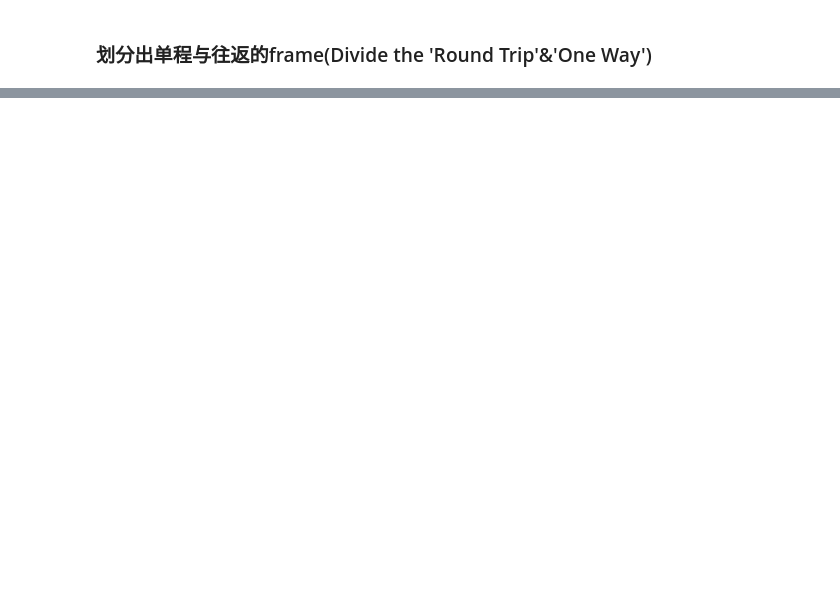
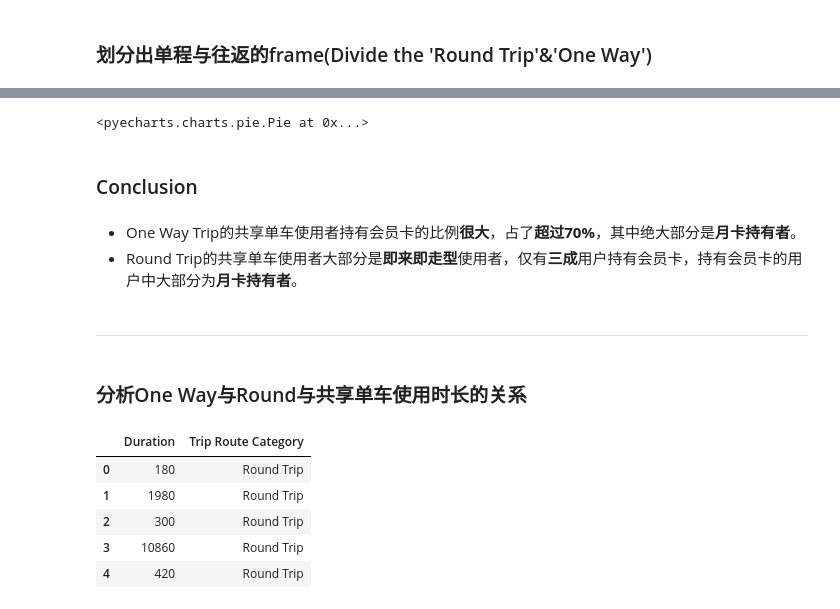
Before and after one commit to brandonchow1997/LA-Metro-Bike-Share-Analysis, a Jupyter notebook: Bike-share-analysis.ipynb, the cells around one changed output, grey strips where cells are left out. Drawn from its saved outputs; the diff is of its cells as text; code cells hidden in the pictures; blank space fills up the shorter version.

```diff
--- a/Bike-share-analysis.ipynb
+++ b/Bike-share-analysis.ipynb
@@ -500,0 +518,30 @@ Name: Passholder Type, dtype: int64
+# %%
+attr2 = round_rate.index
+v2 = round_rate.values
+
+pie2 = Pie("Round")
+pie2.add("Round",attr2,v2,is_label_show=True)
+
+pie2.render('round-pie.html')
+pie2
+# %% [output]
+<pyecharts.charts.pie.Pie at 0x...>
+# %% [markdown]
+### Conclusion
+# %% [markdown]
+- One Way Trip的共享单车使用者持有会员卡的比例**很大**，占了**超过70%**，其中绝大部分是**月卡持有者**。
+- Round Trip的共享单车使用者大部分是**即来即走型**使用者，仅有**三成**用户持有会员卡，持有会员卡的用户中大部分为**月卡持有者**。
+# %% [markdown]
+---
+# %% [markdown]
+### 分析One Way与Round与共享单车使用时长的关系
+# %%
+duration_cate_info = bike_info[['Duration','Trip Route Category']]
+duration_cate_info.head()
+# %% [output]
+|  | Duration | Trip Route Category |
+| 0 | 180 | Round Trip |
+| 1 | 1980 | Round Trip |
+| 2 | 300 | Round Trip |
+| 3 | 10860 | Round Trip |
+| 4 | 420 | Round Trip |
```
Also changed, not shown: parts of 33 cells of this notebook.
